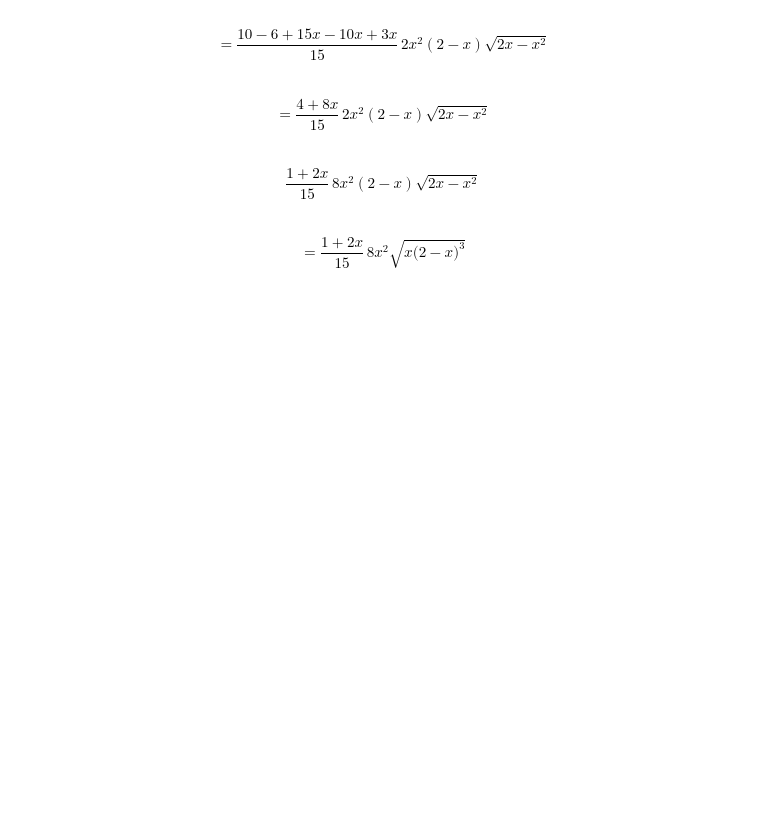
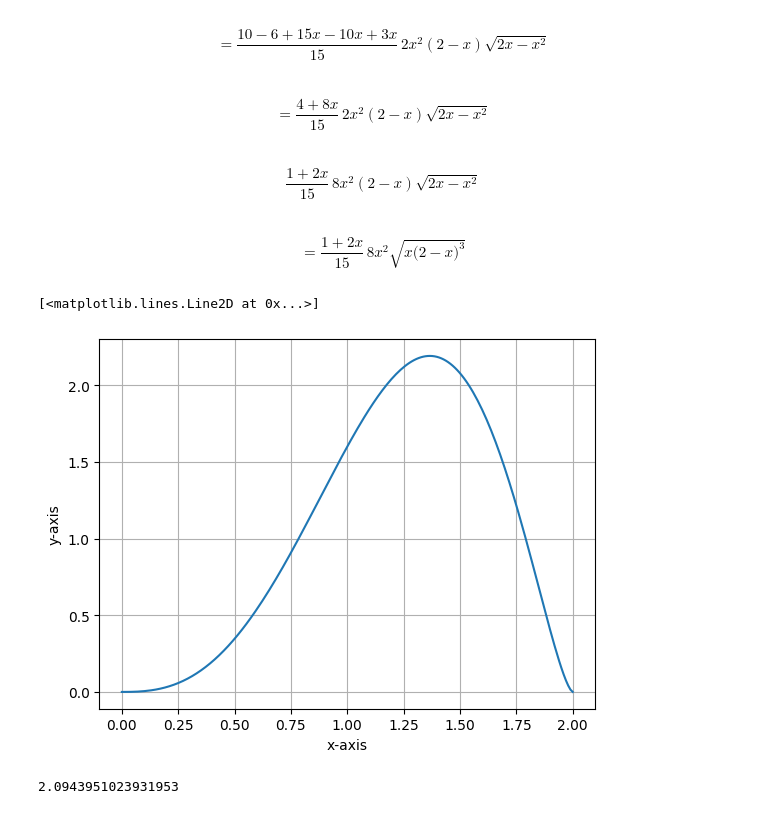
Before and after one commit to jordandll/MultivariableCalculus, a Jupyter notebook: TripleIntegrals/TripleIntegrals/PSet/pset10.ipynb, the cells around one changed output. Cells and saved outputs as stored; diff of their text form; code cells hidden in the pictures; blank space fills up the shorter version.

```diff
--- a/TripleIntegrals/TripleIntegrals/PSet/pset10.ipynb
+++ b/TripleIntegrals/TripleIntegrals/PSet/pset10.ipynb
@@ -519,3 +564,19 @@ $$ = \frac{4 + 8x}{15}\,2x^2(2-x)\sqrt{2x-x^2}$$
 $$ \frac{1+2x}{15}\,8x^2(2-x)\sqrt{2x-x^2}$$
 # %% [markdown]
 $$ = \frac{1+2x}{15}\,8x^2\sqrt{x\big(2-x\big)^3}$$
+# %%
+f = 8*x**2*sqrt(x*(2-x)**3)*(1+2*x)/15
+
+fig, ax = plt.subplots()
+ax.set_xlabel('x-axis')
+ax.set_ylabel('y-axis')
+ax.grid()
+
+ax.plot(x,f)
+# %% [output]
+[<matplotlib.lines.Line2D at 0x...>]
+[figure, added]
+# %%
+I = 2*pi/3; I
+# %% [output]
+2.0943951023931953
```
Also changed, not shown: parts of 112 cells of this notebook.
